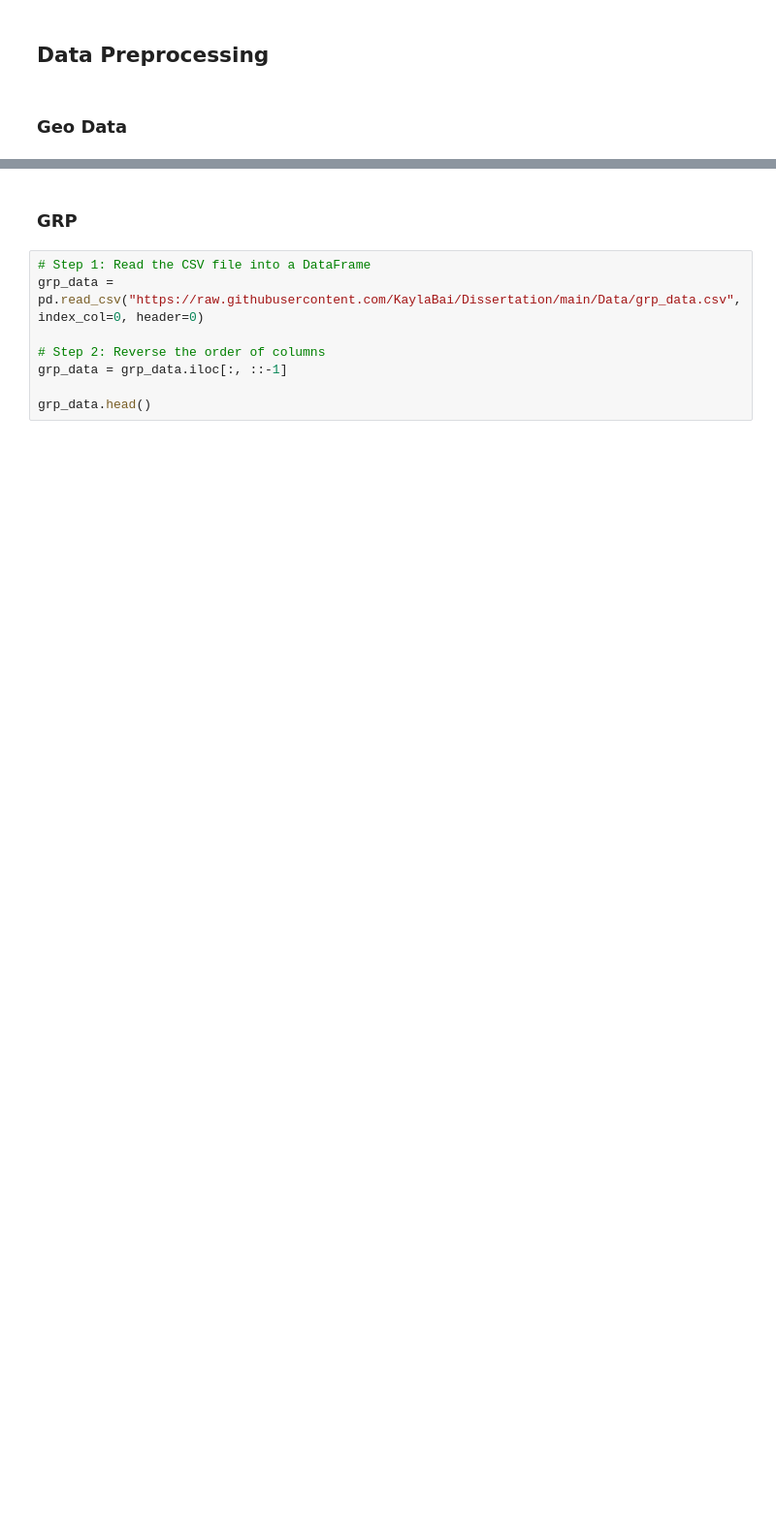
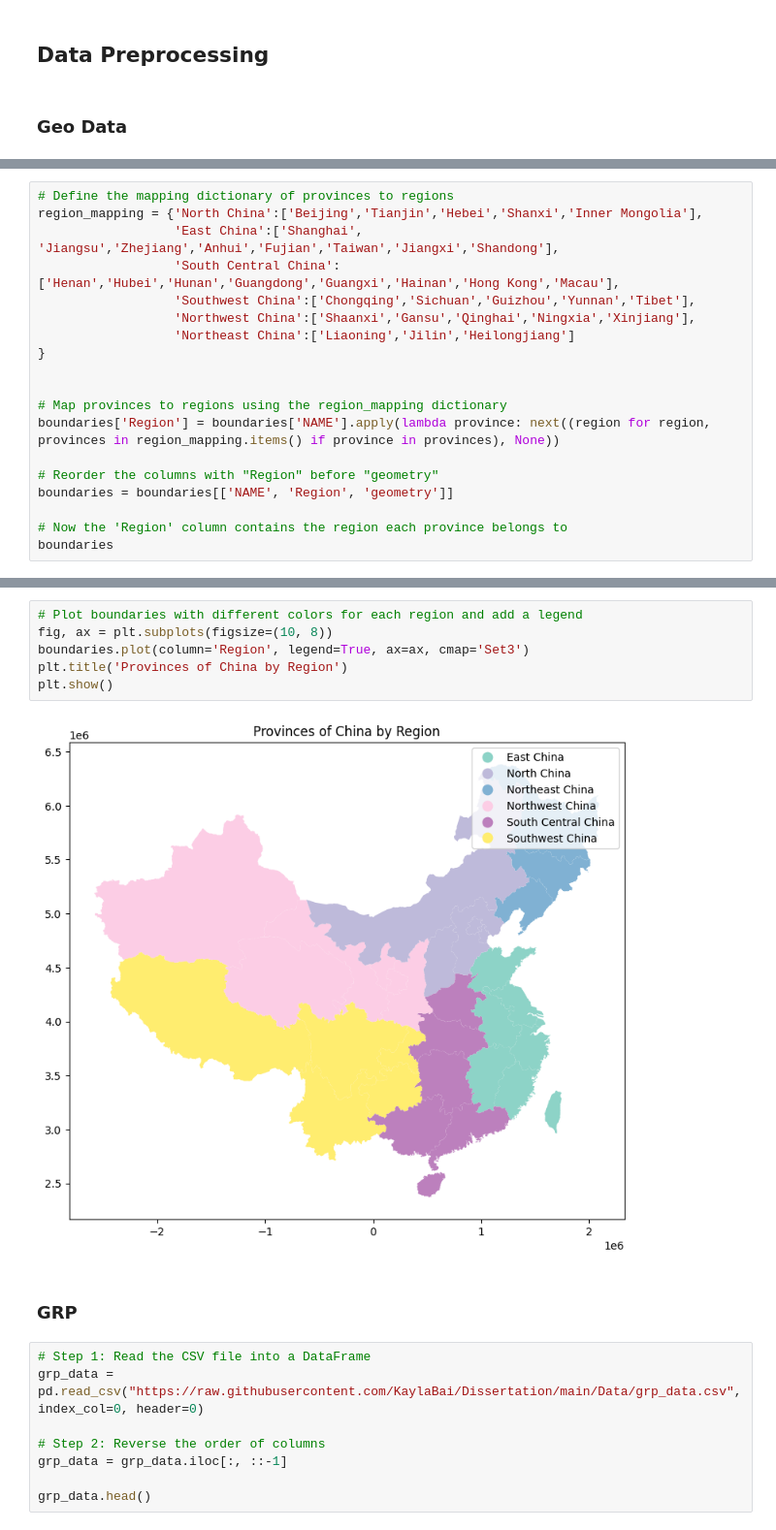
Before and after one commit to KaylaBai/Dissertation, a Jupyter notebook: Dissertation.ipynb, the cells around one changed output, grey strips where cells are left out. Shown at 97% size. Saved outputs shown, nothing was run; the diff lists cells and outputs as text; blank space fills up the shorter version.

```diff
--- a/Dissertation.ipynb
+++ b/Dissertation.ipynb
@@ -151,0 +143,19 @@ boundaries.plot()
+# %%
+# Define the mapping dictionary of provinces to regions
+region_mapping = {'North China':['Beijing','Tianjin','Hebei','Shanxi','Inner Mongolia'],
+                  'East China':['Shanghai', 'Jiangsu','Zhejiang','Anhui','Fujian','Taiwan','Jiangxi','Shandong'],
+                  'South Central China':['Henan','Hubei','Hunan','Guangdong','Guangxi','Hainan','Hong Kong','Macau'],
+                  'Southwest China':['Chongqing','Sichuan','Guizhou','Yunnan','Tibet'],
+                  'Northwest China':['Shaanxi','Gansu','Qinghai','Ningxia','Xinjiang'],
+                  'Northeast China':['Liaoning','Jilin','Heilongjiang']
+}
+
+
+# Map provinces to regions using the region_mapping dictionary
+boundaries['Region'] = boundaries['NAME'].apply(lambda province: next((region for region, provinces in region_mapping.items() if province in provinces), None))
+
+# Reorder the columns with "Region" before "geometry"
+boundaries = boundaries[['NAME', 'Region', 'geometry']]
+
+# Now the 'Region' column contains the region each province belongs to
+boundaries
@@ -152,3 +180,11 @@ boundaries.plot()
+# %%
+# Plot boundaries with different colors for each region and add a legend
+fig, ax = plt.subplots(figsize=(10, 8))
+boundaries.plot(column='Region', legend=True, ax=ax, cmap='Set3')
+plt.title('Provinces of China by Region')
+plt.show()
+# %% [output]
+[figure, added]
 # %% [markdown]
 ### GRP
 # %%
```
Also changed, not shown: parts of 11 cells of this notebook.
